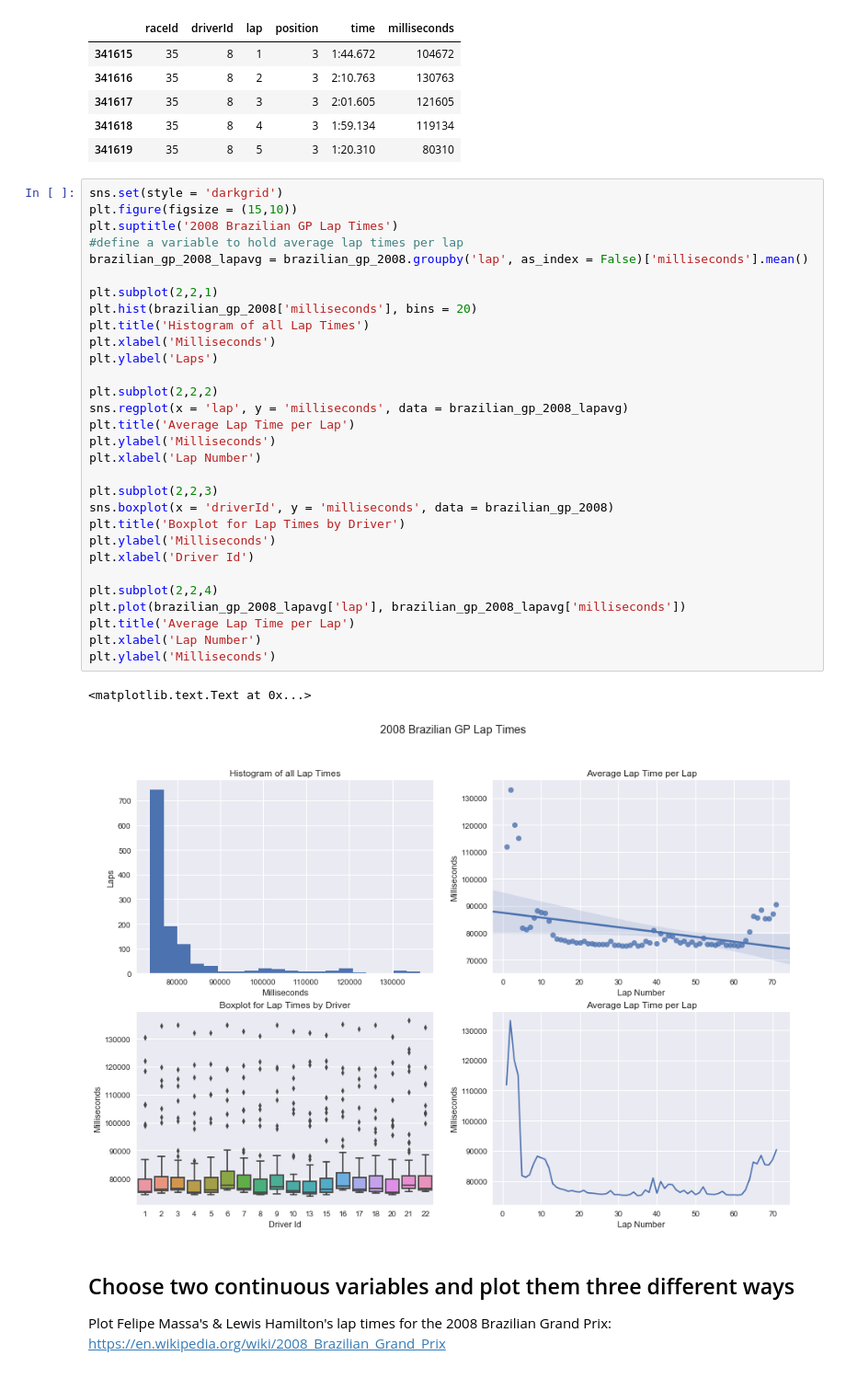
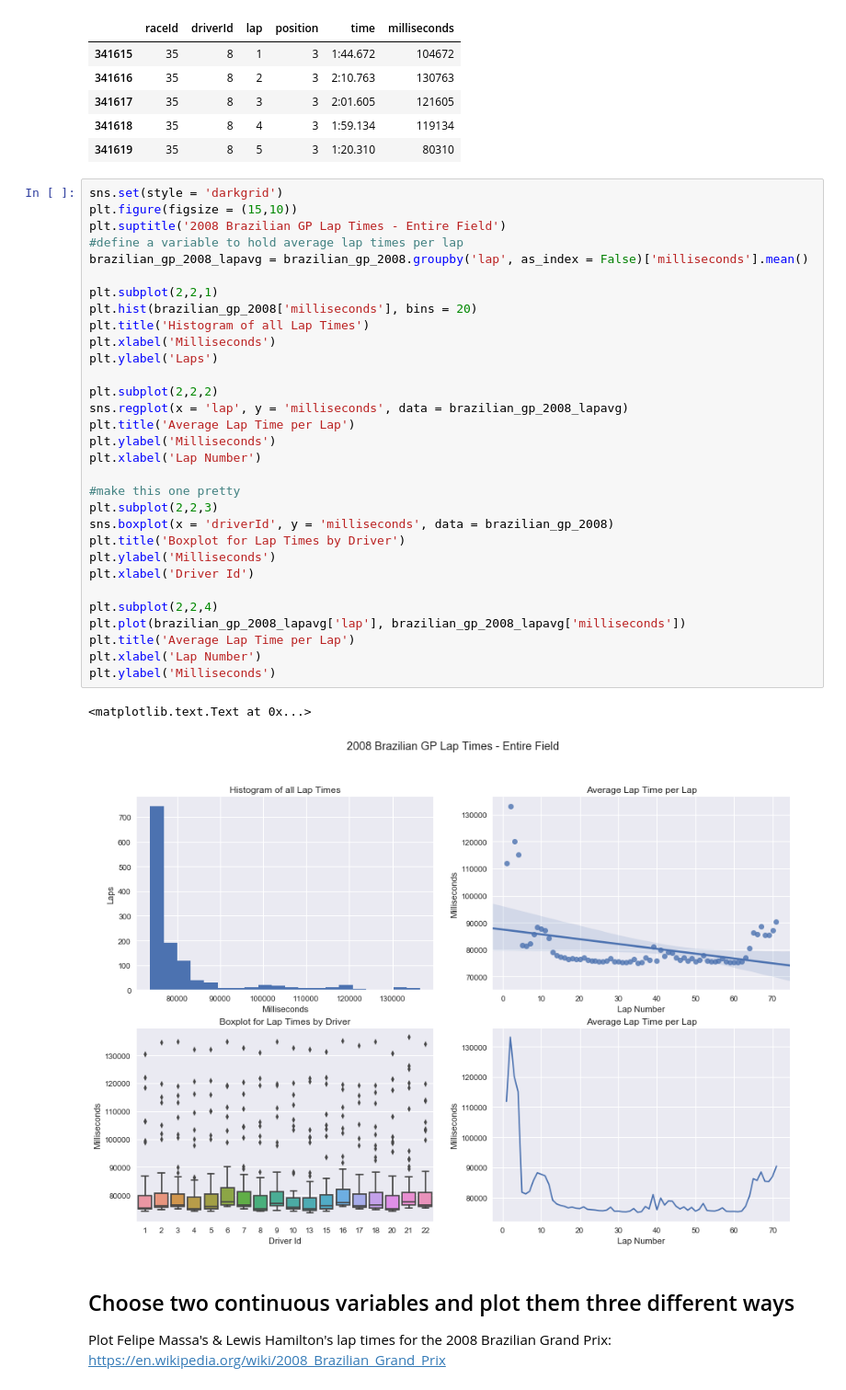
Before and after one commit to brianmcguckin/thinkful_data_science, a Jupyter notebook: drill_present_the_same_data_multiple_ways.ipynb, the cells around one changed output. Shown at 92% size. Saved outputs shown, nothing was run; the diff lists cells and outputs as text.

```diff
--- a/drill_present_the_same_data_multiple_ways.ipynb
+++ b/drill_present_the_same_data_multiple_ways.ipynb
@@ -30,36 +30,37 @@ brazilian_gp_2008.head()
 # %%
 sns.set(style = 'darkgrid')
 plt.figure(figsize = (15,10))
-plt.suptitle('2008 Brazilian GP Lap Times')
+plt.suptitle('2008 Brazilian GP Lap Times - Entire Field')
 #define a variable to hold average lap times per lap
 brazilian_gp_2008_lapavg = brazilian_gp_2008.groupby('lap', as_index = False)['milliseconds'].mean()
 
 plt.subplot(2,2,1)
 plt.hist(brazilian_gp_2008['milliseconds'], bins = 20)
 plt.title('Histogram of all Lap Times')
 plt.xlabel('Milliseconds')
 plt.ylabel('Laps')
 
 plt.subplot(2,2,2)
 sns.regplot(x = 'lap', y = 'milliseconds', data = brazilian_gp_2008_lapavg)
 plt.title('Average Lap Time per Lap')
 plt.ylabel('Milliseconds')
 plt.xlabel('Lap Number')
 
+#make this one pretty
 plt.subplot(2,2,3)
 sns.boxplot(x = 'driverId', y = 'milliseconds', data = brazilian_gp_2008)
 plt.title('Boxplot for Lap Times by Driver')
 plt.ylabel('Milliseconds')
 plt.xlabel('Driver Id')
 
 plt.subplot(2,2,4)
 plt.plot(brazilian_gp_2008_lapavg['lap'], brazilian_gp_2008_lapavg['milliseconds'])
 plt.title('Average Lap Time per Lap')
 plt.xlabel('Lap Number')
 plt.ylabel('Milliseconds')
 # %% [output]
 <matplotlib.text.Text at 0x...>
-[figure, old version]
+[figure, new version]
 # %% [markdown]
 ## Choose two continuous variables and plot them three different ways
 
```
Also changed, not shown: parts of 2 cells of this notebook.
